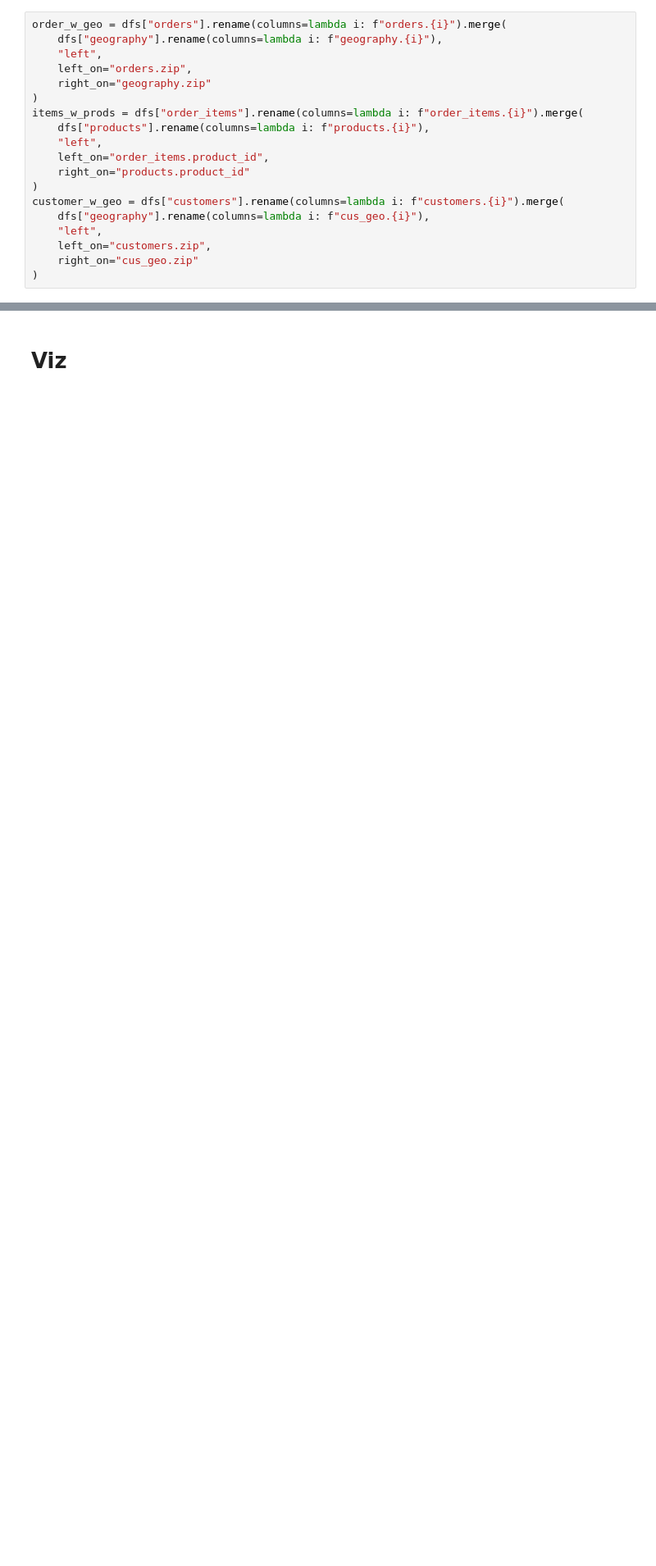
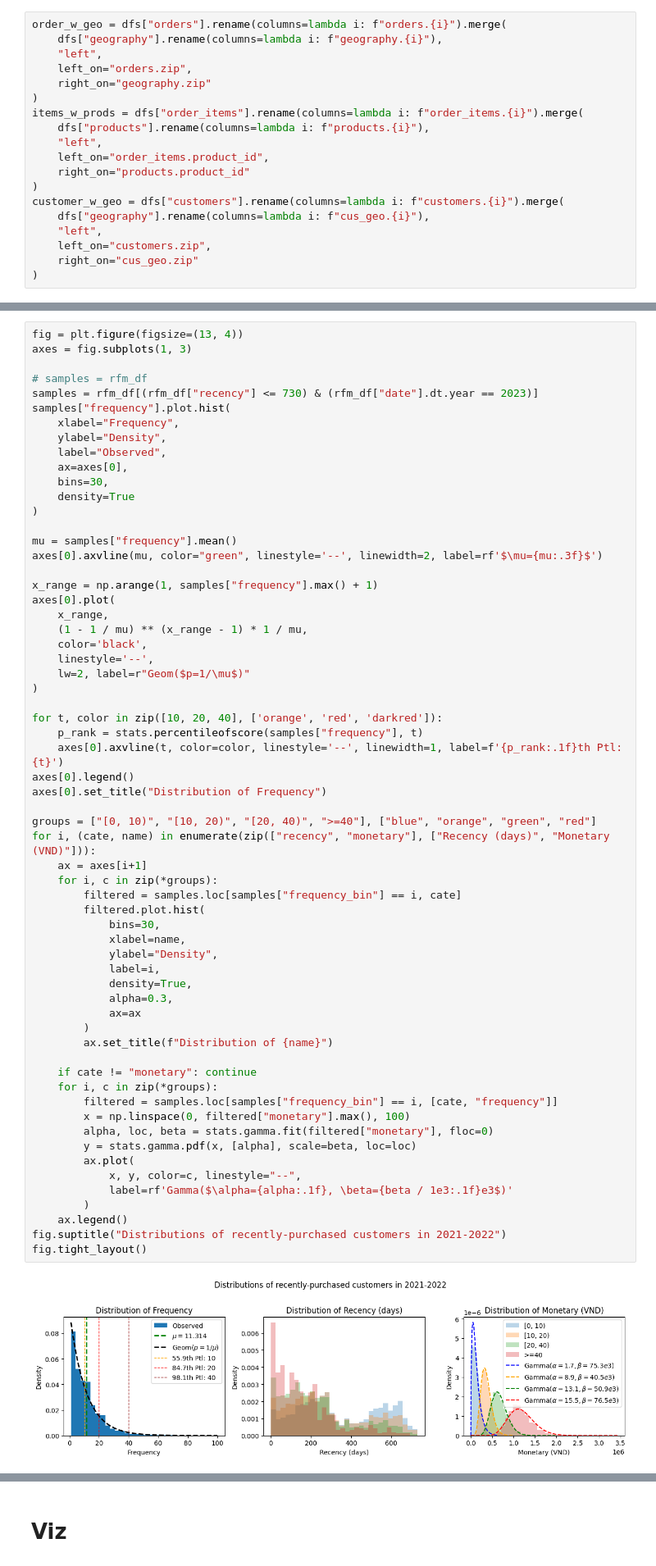
Before and after one commit to Ngoc-Cac/USHIET-DATATHON26, a Jupyter notebook: notebooks/eda.ipynb, the cells around one changed output, grey strips where cells are left out. Shown at 82% size. Saved outputs shown, nothing was run; the diff lists cells and outputs as text; blank space fills up the shorter version.

```diff
--- a/notebooks/eda.ipynb
+++ b/notebooks/eda.ipynb
@@ -69,0 +360,64 @@ full_shipments = dfs["shipments"].rename(lambda i: f"shipments.{i}").merge(
+# %%
+fig = plt.figure(figsize=(13, 4))
+axes = fig.subplots(1, 3)
+
+# samples = rfm_df
+samples = rfm_df[(rfm_df["recency"] <= 730) & (rfm_df["date"].dt.year == 2023)]
+samples["frequency"].plot.hist(
+    xlabel="Frequency",
+    ylabel="Density",
+    label="Observed",
+    ax=axes[0],
+    bins=30,
+    density=True
+)
+
+mu = samples["frequency"].mean()
+axes[0].axvline(mu, color="green", linestyle='--', linewidth=2, label=rf'$\mu={mu:.3f}$')
+
+x_range = np.arange(1, samples["frequency"].max() + 1)
+axes[0].plot(
+    x_range,
+    (1 - 1 / mu) ** (x_range - 1) * 1 / mu,
+    color='black',
+    linestyle='--',
+    lw=2, label=r"Geom($p=1/\mu$)"
+)
+
+for t, color in zip([10, 20, 40], ['orange', 'red', 'darkred']):
+    p_rank = stats.percentileofscore(samples["frequency"], t)
+    axes[0].axvline(t, color=color, linestyle='--', linewidth=1, label=f'{p_rank:.1f}th Ptl: {t}')
+axes[0].legend()
+axes[0].set_title("Distribution of Frequency")
+
+groups = ["[0, 10)", "[10, 20)", "[20, 40)", ">=40"], ["blue", "orange", "green", "red"]
+for i, (cate, name) in enumerate(zip(["recency", "monetary"], ["Recency (days)", "Monetary (VND)"])):
+    ax = axes[i+1]
+    for i, c in zip(*groups):
+        filtered = samples.loc[samples["frequency_bin"] == i, cate]
+        filtered.plot.hist(
+            bins=30,
+            xlabel=name,
+            ylabel="Density",
+            label=i,
+            density=True,
+            alpha=0.3,
+            ax=ax
+        )
+        ax.set_title(f"Distribution of {name}")
+
+    if cate != "monetary": continue
+    for i, c in zip(*groups):
+        filtered = samples.loc[samples["frequency_bin"] == i, [cate, "frequency"]]
+        x = np.linspace(0, filtered["monetary"].max(), 100)
+        alpha, loc, beta = stats.gamma.fit(filtered["monetary"], floc=0)
+        y = stats.gamma.pdf(x, [alpha], scale=beta, loc=loc)
+        ax.plot(
+            x, y, color=c, linestyle="--",
+            label=rf'Gamma($\alpha={alpha:.1f}, \beta={beta / 1e3:.1f}e3$)'
+        )
+    ax.legend()
+fig.suptitle("Distributions of recently-purchased customers in 2021-2022")
+fig.tight_layout()
+# %% [output]
+[figure, added]
```
Also changed, not shown: parts of 20 cells of this notebook.
